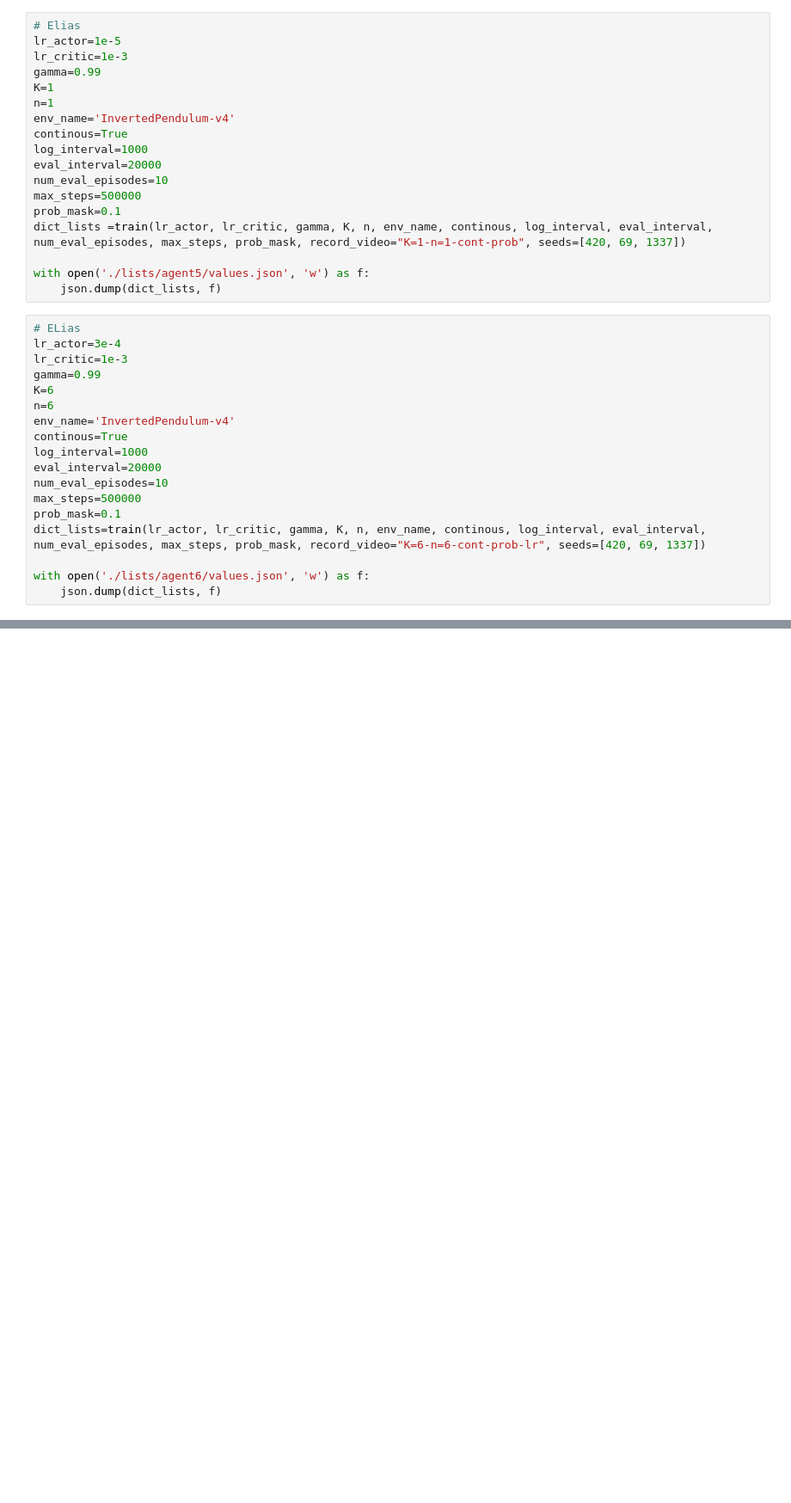
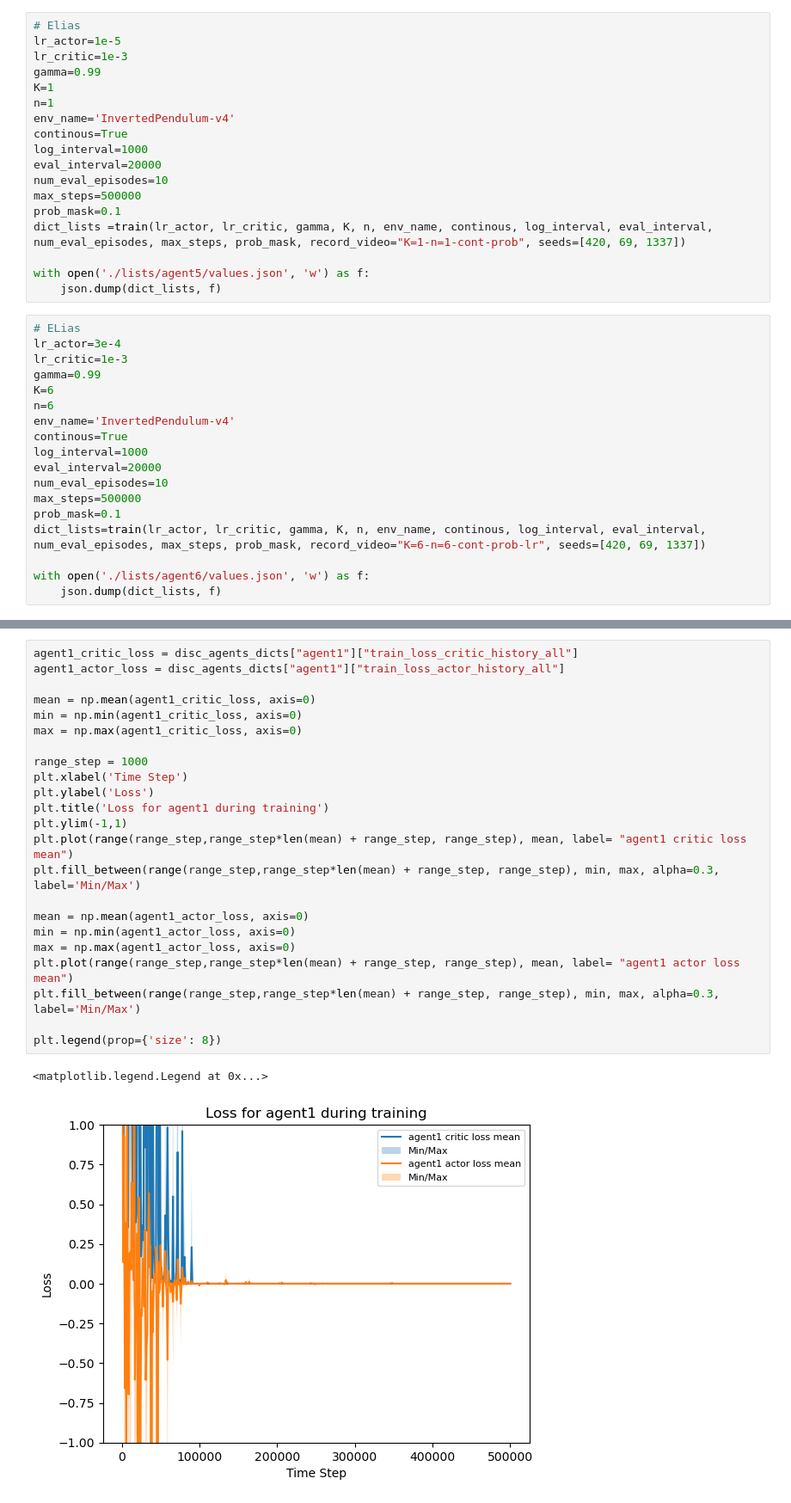
Before and after one commit to AliBakly/CartPole-A2C-reinforcement-learning, a Jupyter notebook: Solution.ipynb, the cells around one changed output, grey strips where cells are left out. Shown at 86% size. Cells and saved outputs as stored; diff of their text form; blank space fills up the shorter version.

```diff
--- a/Solution.ipynb
+++ b/Solution.ipynb
@@ -196,0 +175,26 @@ plt.show()
+# %%
+agent1_critic_loss = disc_agents_dicts["agent1"]["train_loss_critic_history_all"]
+agent1_actor_loss = disc_agents_dicts["agent1"]["train_loss_actor_history_all"]
+
+mean = np.mean(agent1_critic_loss, axis=0)
+min = np.min(agent1_critic_loss, axis=0)
+max = np.max(agent1_critic_loss, axis=0)
+
+range_step = 1000
+plt.xlabel('Time Step')
+plt.ylabel('Loss')
+plt.title('Loss for agent1 during training')
+plt.ylim(-1,1)
+plt.plot(range(range_step,range_step*len(mean) + range_step, range_step), mean, label= "agent1 critic loss mean")
+plt.fill_between(range(range_step,range_step*len(mean) + range_step, range_step), min, max, alpha=0.3, label='Min/Max')
+
+mean = np.mean(agent1_actor_loss, axis=0)
+min = np.min(agent1_actor_loss, axis=0)
+max = np.max(agent1_actor_loss, axis=0)
+plt.plot(range(range_step,range_step*len(mean) + range_step, range_step), mean, label= "agent1 actor loss mean")
+plt.fill_between(range(range_step,range_step*len(mean) + range_step, range_step), min, max, alpha=0.3, label='Min/Max')
+
+plt.legend(prop={'size': 8})
+# %% [output]
+<matplotlib.legend.Legend at 0x...>
+[figure, added]
```
Also changed, not shown: parts of 23 cells of this notebook.
